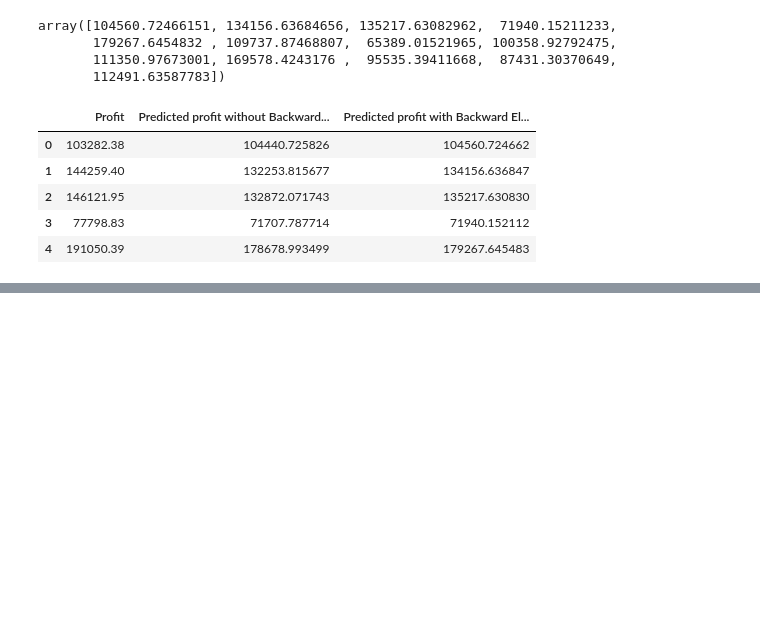
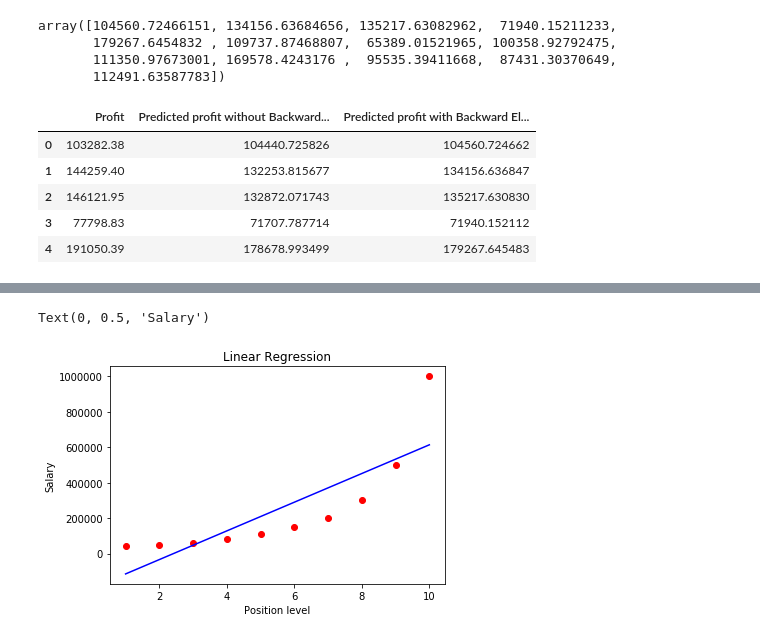
Before and after one commit to KKuzmiak/exercises, a Jupyter notebook: Udemy-Machine_Learning.ipynb, the cells around one changed output, grey strips where cells are left out. Drawn from its saved outputs; the diff is of its cells as text; code cells hidden in the pictures; blank space fills up the shorter version.

```diff
--- a/Udemy-Machine_Learning.ipynb
+++ b/Udemy-Machine_Learning.ipynb
@@ -612,0 +1433,2 @@ comparison.head()
+# %%
+X=data.iloc[:,1:2].values
@@ -612,0 +1452,2 @@ comparison.head()
+# %%
+y=data.iloc[:, 2].values
@@ -612,0 +1459,5 @@ comparison.head()
+# %%
+# fitting Linear Regression to the dataset
+from sklearn.linear_model import LinearRegression
+lin_reg=LinearRegression()
+lin_reg.fit(X,y)
@@ -612,0 +1466,7 @@ comparison.head()
+# %%
+#fitting Polynomial Regression to the dataset
+from sklearn.preprocessing import PolynomialFeatures
+poly_reg=PolynomialFeatures(degree=4)
+X_poly=poly_reg.fit_transform(X)
+lin_reg2=LinearRegression()
+lin_reg2.fit(X_poly, y)
@@ -612,0 +1488,10 @@ comparison.head()
+# %%
+#Visualising Linear Regression
+plt.scatter(X,y, color='red')
+plt.plot(X, lin_reg.predict(X), color='blue')
+plt.title('Linear Regression')
+plt.xlabel('Position level')
+plt.ylabel('Salary')
+# %% [output]
+Text(0, 0.5, 'Salary')
+[figure, added]
```
Also changed, not shown: parts of 92 cells of this notebook.
